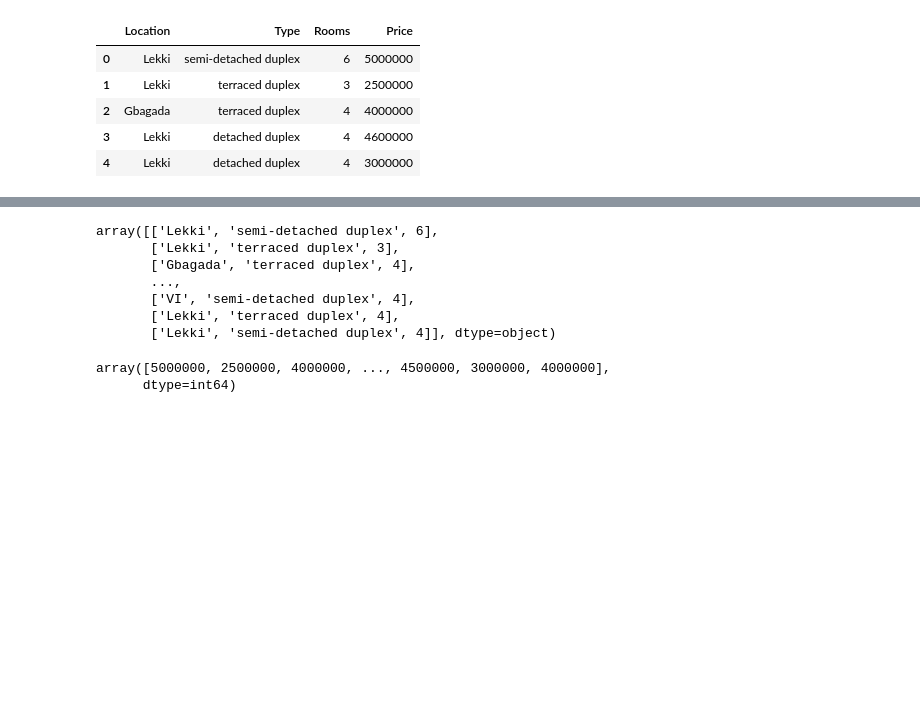
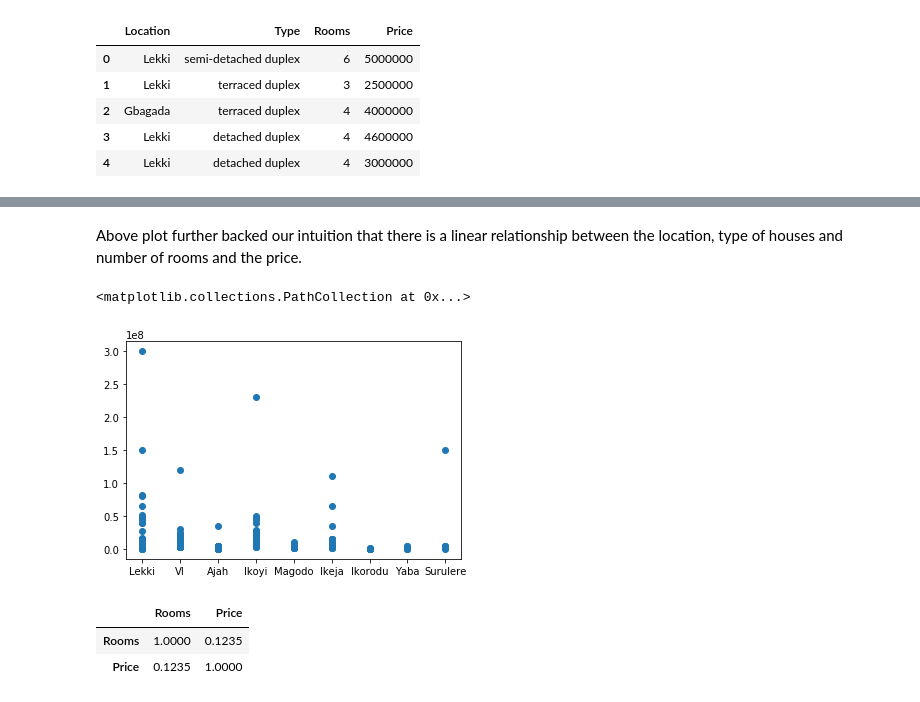
Before and after one commit to Khamaldeeen/SGA08_DATASCI, a Jupyter notebook: Week4/LagosRentReg.ipynb, the cells around one changed output, grey strips where cells are left out. Drawn from its saved outputs; the diff is of its cells as text; code cells hidden in the pictures; blank space fills up the shorter version.

Commit message:
Lagos House Rent Regression Model

```diff
--- a/Week4/LagosRentReg.ipynb
+++ b/Week4/LagosRentReg.ipynb
@@ -19 +168,8 @@ data.head()
+# %% [markdown]
+<p> Above plot further backed our intuition that there is a linear relationship between the location, type of houses and number of rooms and the price. </p>
+# %%
+plt.scatter('Location', 'Price', data=data_filter)
+# %% [output]
+<matplotlib.collections.PathCollection at 0x...>
+[figure, added]
 # %%
@@ -22,18 +178,9 @@ y = np.array(data['Price'])
-# %%
-X
-# %% [output]
-array([['Lekki', 'semi-detached duplex', 6],
-       ['Lekki', 'terraced duplex', 3],
-       ['Gbagada', 'terraced duplex', 4],
-       ...,
-       ['VI', 'semi-detached duplex', 4],
-       ['Lekki', 'terraced duplex', 4],
-       ['Lekki', 'semi-detached duplex', 4]], dtype=object)
-# %%
-y
-# %% [output]
-array([5000000, 2500000, 4000000, ..., 4500000, 3000000, 4000000],
-      dtype=int64)
+# %%
+data_filter.corr()
+# %% [output]
+|  | Rooms | Price |
+| Rooms | 1.0000 | 0.1235 |
+| Price | 0.1235 | 1.0000 |
 # %%
 enc = LabelEncoder()
 X[:, 1] = enc.fit_transform(X[:, 1])
```
Also changed, not shown: parts of 35 cells of this notebook.
